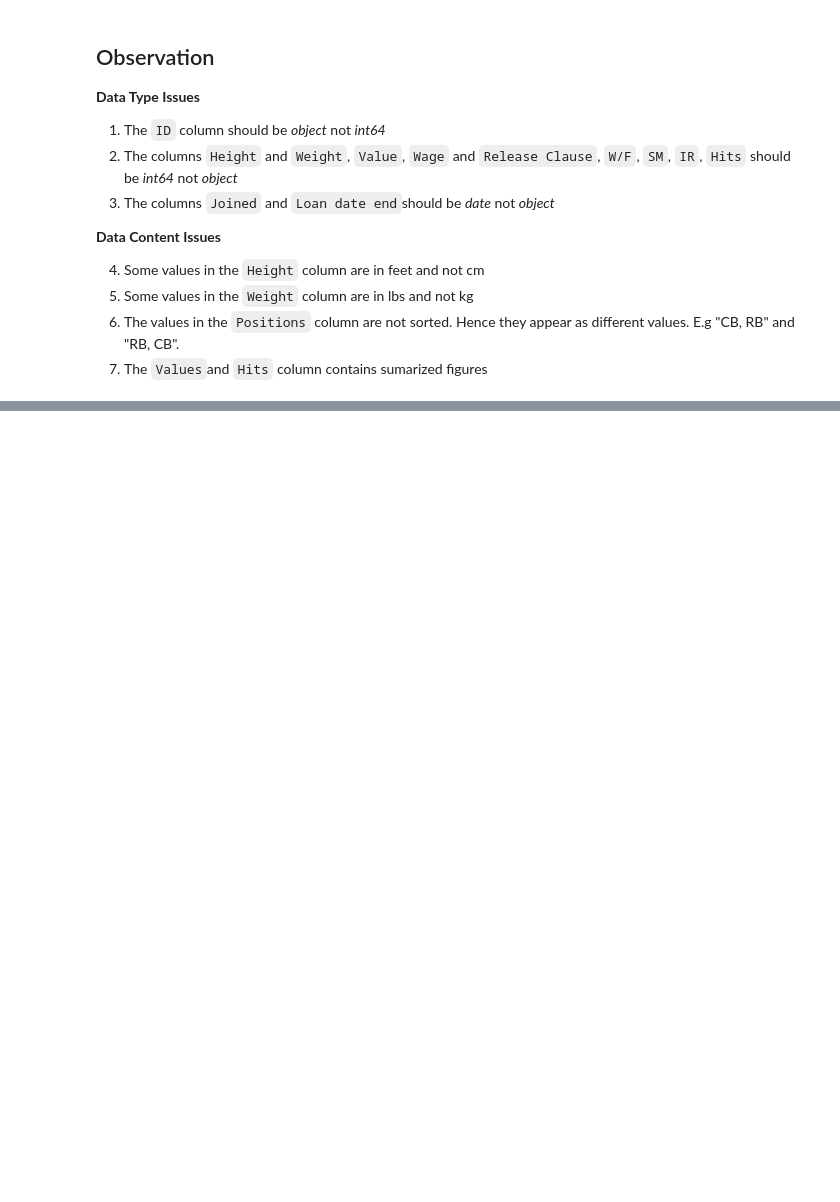
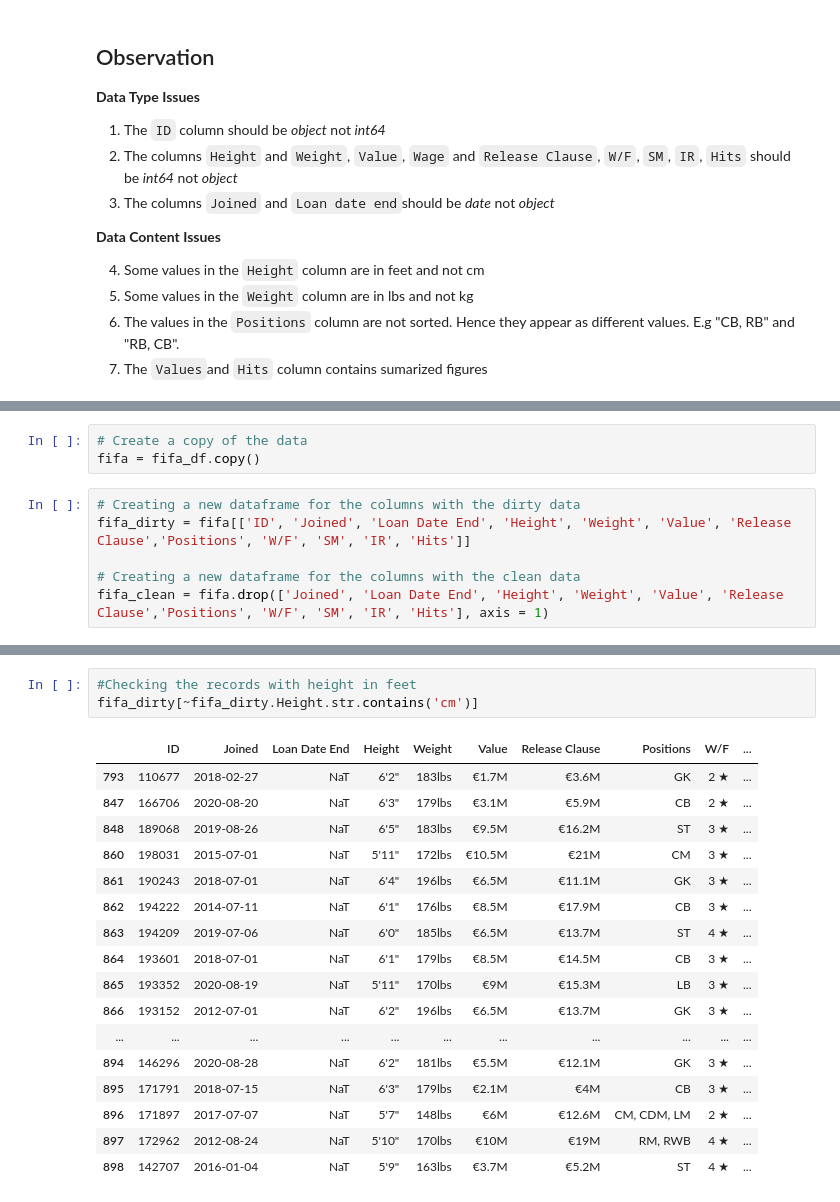
Before and after one commit to AkintolaOlasubomi/-Datacleaningchallenge, a Jupyter notebook: Datacleaningchallenge.ipynb, the cells around one changed output, grey strips where cells are left out. Drawn from its saved outputs; the diff is of its cells as text; blank space fills up the shorter version.

Commit message:
Cleaned the height column

```diff
--- a/Datacleaningchallenge.ipynb
+++ b/Datacleaningchallenge.ipynb
@@ -246,0 +253,9 @@ print(fifa_df[~fifa_df['Release Clause'].str.contains('€')].shape[0])
+# %%
+# Create a copy of the data
+fifa = fifa_df.copy()
+# %%
+# Creating a new dataframe for the columns with the dirty data
+fifa_dirty = fifa[['ID', 'Joined', 'Loan Date End', 'Height', 'Weight', 'Value', 'Release Clause','Positions', 'W/F', 'SM', 'IR', 'Hits']]
+
+# Creating a new dataframe for the columns with the clean data
+fifa_clean = fifa.drop(['Joined', 'Loan Date End', 'Height', 'Weight', 'Value', 'Release Clause','Positions', 'W/F', 'SM', 'IR', 'Hits'], axis = 1)
@@ -246,0 +385,21 @@ print(fifa_df[~fifa_df['Release Clause'].str.contains('€')].shape[0])
+# %%
+#Checking the records with height in feet
+fifa_dirty[~fifa_dirty.Height.str.contains('cm')]
+# %% [output]
+|  | ID | Joined | Loan Date End | Height | Weight | Value | Release Clause | Positions | W/F | ... |
+| 793 | 110677 | 2018-02-27 | NaT | 6'2" | 183lbs | €1.7M | €3.6M | GK | 2 ★ | ... |
+| 847 | 166706 | 2020-08-20 | NaT | 6'3" | 179lbs | €3.1M | €5.9M | CB | 2 ★ | ... |
+| 848 | 189068 | 2019-08-26 | NaT | 6'5" | 183lbs | €9.5M | €16.2M | ST | 3 ★ | ... |
+| 860 | 198031 | 2015-07-01 | NaT | 5'11" | 172lbs | €10.5M | €21M | CM | 3 ★ | ... |
+| 861 | 190243 | 2018-07-01 | NaT | 6'4" | 196lbs | €6.5M | €11.1M | GK | 3 ★ | ... |
+| 862 | 194222 | 2014-07-11 | NaT | 6'1" | 176lbs | €8.5M | €17.9M | CB | 3 ★ | ... |
+| 863 | 194209 | 2019-07-06 | NaT | 6'0" | 185lbs | €6.5M | €13.7M | ST | 4 ★ | ... |
+| 864 | 193601 | 2018-07-01 | NaT | 6'1" | 179lbs | €8.5M | €14.5M | CB | 3 ★ | ... |
+| 865 | 193352 | 2020-08-19 | NaT | 5'11" | 170lbs | €9M | €15.3M | LB | 3 ★ | ... |
+| 866 | 193152 | 2012-07-01 | NaT | 6'2" | 196lbs | €6.5M | €13.7M | GK | 3 ★ | ... |
+| ... | ... | ... | ... | ... | ... | ... | ... | ... | ... | ... |
+| 894 | 146296 | 2020-08-28 | NaT | 6'2" | 181lbs | €5.5M | €12.1M | GK | 3 ★ | ... |
+| 895 | 171791 | 2018-07-15 | NaT | 6'3" | 179lbs | €2.1M | €4M | CB | 3 ★ | ... |
+| 896 | 171897 | 2017-07-07 | NaT | 5'7" | 148lbs | €6M | €12.6M | CM, CDM, LM | 2 ★ | ... |
+| 897 | 172962 | 2012-08-24 | NaT | 5'10" | 170lbs | €10M | €19M | RM, RWB | 4 ★ | ... |
+| 898 | 142707 | 2016-01-04 | NaT | 5'9" | 163lbs | €3.7M | €5.2M | ST | 4 ★ | ... |
```
Also changed, not shown: parts of 30 cells of this notebook.
